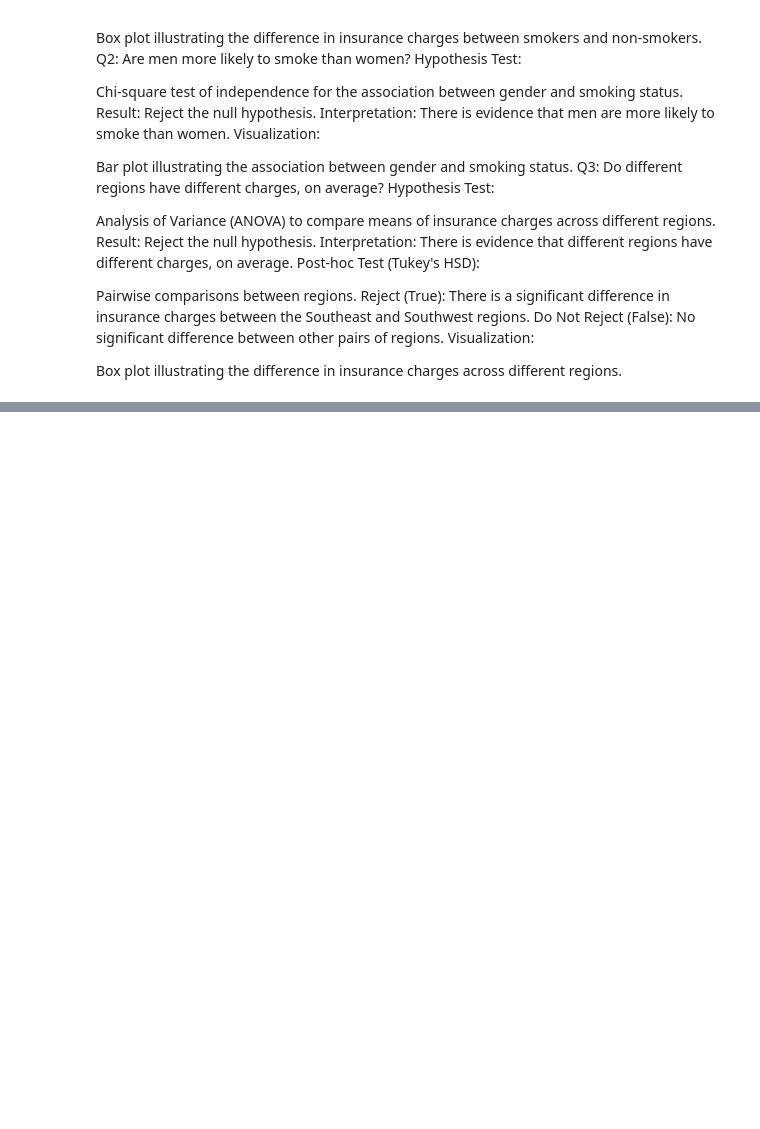
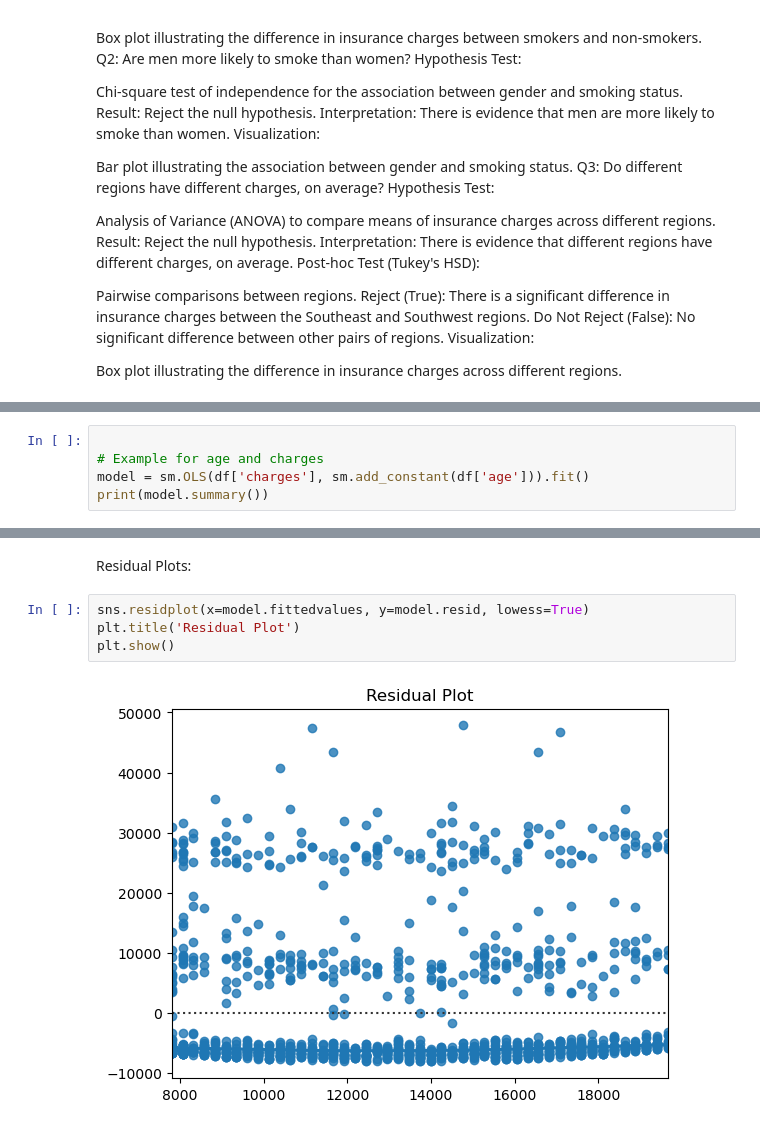
Before and after one commit to codemishka/codemishka-codingdojo-repo-6, a Jupyter notebook: Untitled.ipynb, the cells around one changed output, grey strips where cells are left out. Drawn from its saved outputs; the diff is of its cells as text; blank space fills up the shorter version.

```diff
--- a/Untitled.ipynb
+++ b/Untitled.ipynb
@@ -214,0 +230,5 @@ Box plot illustrating the difference in insurance charges across different regio
+# %%
+
+# Example for age and charges
+model = sm.OLS(df['charges'], sm.add_constant(df['age'])).fit()
+print(model.summary())
@@ -214,0 +276,8 @@ Box plot illustrating the difference in insurance charges across different regio
+# %% [markdown]
+Residual Plots:
+# %%
+sns.residplot(x=model.fittedvalues, y=model.resid, lowess=True)
+plt.title('Residual Plot')
+plt.show()
+# %% [output]
+[figure, added]
```
Also changed, not shown: parts of 17 cells of this notebook.
